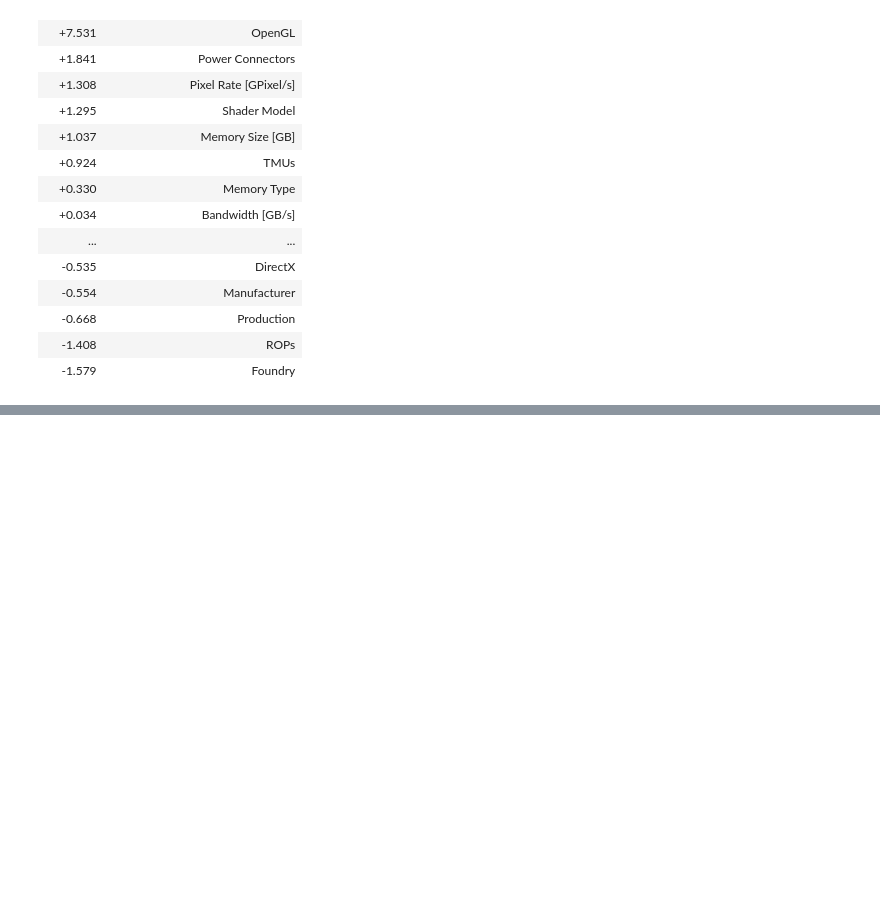
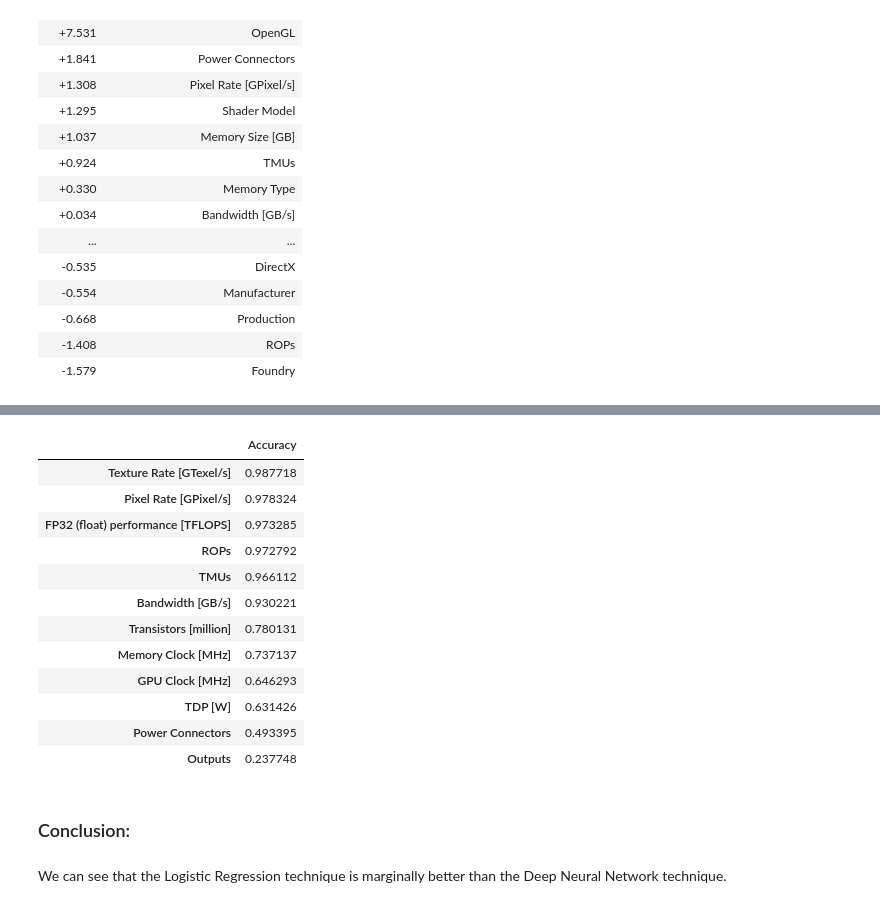
Before and after one commit to adamaharony/gpu-performance-predictions, a Jupyter notebook: Machine Learning.ipynb, the cells around one changed output, grey strips where cells are left out. Drawn from its saved outputs; the diff is of its cells as text; code cells hidden in the pictures; blank space fills up the shorter version.

Commit message:
Added DNN model

```diff
--- a/Machine Learning.ipynb
+++ b/Machine Learning.ipynb
@@ -96,7 +120,7 @@ Let's see the scores for each column:
 Let's look at a specific model weights:
 # %%
 y_col = "Texture Rate [GTexel/s]"
-clf, score = accs[y_col]
+clf, score = LR_accs[y_col]
 feature_names = df.columns.drop([y_col])
 # %%
 eli5.show_weights(clf, feature_names=list(feature_names), top=50)
@@ -121,0 +150,31 @@ y top features
+# %%
+def DNN_procedure(df, y_col):
+    # Splitting the dataset
+    y = df[y_col]
+    X = df.drop([y_col], axis=1)
+    # Splitting into train and test
+    X_train, X_test, y_train, y_test = train_test_split(
+        X, y, test_size=0.25, random_state=111)
+    # Training model
+    model = Sequential([
+        Dense(26, input_dim=26),
+        Dense(64),
+        Dense(32),
+        Dense(16),
+        Dense(4),
+        Dense(2),
+        Dense(1)
+    ])
+
+    model.compile(
+        loss="mse",
+        optimizer="Adam",
+    )
+
+    history = model.fit(X_train, y_train, epochs=1000,
+                        validation_data=(X_test, y_test))
+    # Predicting and calculating score
+    y_pred = model.predict(X_test)
+    score = r2_score(y_test, y_pred)
+
+    return model, score
@@ -121,0 +183,6 @@ y top features
+# %%
+DNN_accs = dict()
+
+for col in relevant_cols:
+    model, score = DNN_procedure(df, col)
+    DNN_accs.update({col: (model, score)})
@@ -121,0 +207,24 @@ y top features
+# %%
+d = {col: score for col, (_, score) in sorted(
+    DNN_accs.items(), key=lambda x: x[1][1], reverse=True)}
+d = pd.DataFrame(d.values(), columns=["Accuracy"], index=d.keys())
+d.to_csv("DNN_results.csv")
+d
+# %% [output]
+|  | Accuracy |
+| Texture Rate [GTexel/s] | 0.987718 |
+| Pixel Rate [GPixel/s] | 0.978324 |
+| FP32 (float) performance [TFLOPS] | 0.973285 |
+| ROPs | 0.972792 |
+| TMUs | 0.966112 |
+| Bandwidth [GB/s] | 0.930221 |
+| Transistors [million] | 0.780131 |
+| Memory Clock [MHz] | 0.737137 |
+| GPU Clock [MHz] | 0.646293 |
+| TDP [W] | 0.631426 |
+| Power Connectors | 0.493395 |
+| Outputs | 0.237748 |
+# %% [markdown]
+### Conclusion:
+# %% [markdown]
+We can see that the Logistic Regression technique is marginally better than the Deep Neural Network technique.
```
Also changed, not shown: parts of 14 cells of this notebook.
